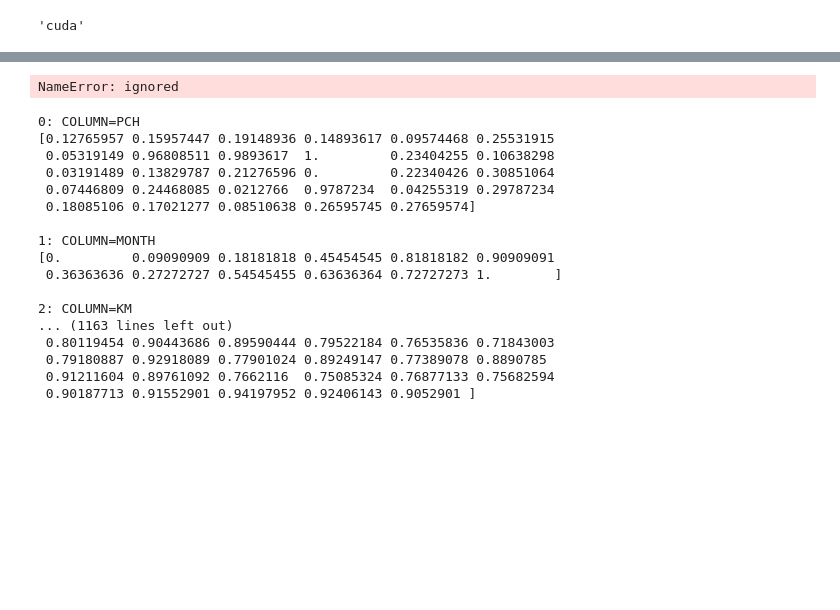
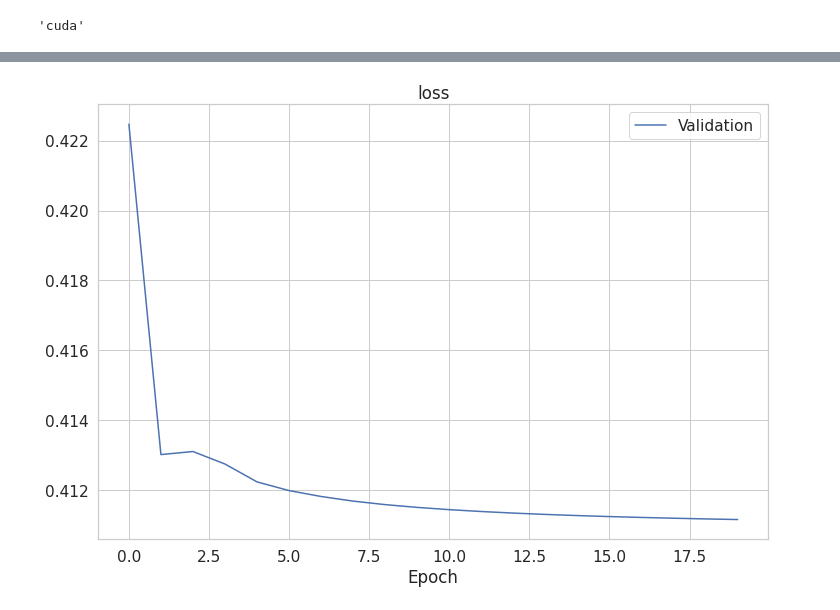
Before and after one commit to prosvirinKir/rzd, a Jupyter notebook: RNN.ipynb, the cells around one changed output, grey strips where cells are left out. Drawn from its saved outputs; the diff is of its cells as text; code cells hidden in the pictures; blank space fills up the shorter version.

```diff
--- a/RNN.ipynb
+++ b/RNN.ipynb
@@ -374,4 +362,0 @@ plt.show()
-# %%
-col2idx['TARGET_2']
-# %% [output]
-NameError: ignored
@@ -426,21 +362,0 @@ to_norm = ['delta_OTS_2',
-# %%
-for idx, col in enumerate(list(df)):
-    print(f'{idx}: COLUMN={col}\n{df[col].unique()}\n')
-# %% [output]
-0: COLUMN=PCH
-[0.12765957 0.15957447 0.19148936 0.14893617 0.09574468 0.25531915
- 0.05319149 0.96808511 0.9893617  1.         0.23404255 0.10638298
- 0.03191489 0.13829787 0.21276596 0.         0.22340426 0.30851064
- 0.07446809 0.24468085 0.0212766  0.9787234  0.04255319 0.29787234
- 0.18085106 0.17021277 0.08510638 0.26595745 0.27659574]
-
-1: COLUMN=MONTH
-[0.         0.09090909 0.18181818 0.45454545 0.81818182 0.90909091
- 0.36363636 0.27272727 0.54545455 0.63636364 0.72727273 1.        ]
-
-2: COLUMN=KM
-... (1163 lines left out)
- 0.80119454 0.90443686 0.89590444 0.79522184 0.76535836 0.71843003
- 0.79180887 0.92918089 0.77901024 0.89249147 0.77389078 0.8890785
- 0.91211604 0.89761092 0.7662116  0.75085324 0.76877133 0.75682594
- 0.90187713 0.91552901 0.94197952 0.92406143 0.9052901 ]
@@ -446,0 +390,34 @@ for idx, col in enumerate(list(df)):
+# %%
+class RNNModel(nn.Module):
+    def __init__(self, embed_size, hidden_size, num_classes=2):
+        super().__init__()
+        self.rnn = RNN(embed_size, hidden_size)
+        self.cls = nn.Linear(hidden_size, num_classes)
+
+    def forward(self, x):
+        hidden = self.rnn(x)
+        hidden = self.cls(hidden)
+        return hidden
+# %%
+num_features = len(list(data_frame))
+n_hidden = len(list(data_frame))
+
+rnn_model = RNNModel(num_features, n_hidden).to(device)
+criterion = nn.CrossEntropyLoss()
+optimizer = torch.optim.Adam(rnn_model.parameters(), lr=1e-3)
+
+num_epochs = 20
+max_grad_norm = 1.0
+# %%
+val_losses = training(rnn_model, criterion, optimizer, num_epochs, train_dl, test_dl, max_grad_norm)
+# %%
+plt.figure(figsize=(12, 8))
+# plt.plot(np.arange(len(train_losses) - 1), train_losses[1:], label='Train')
+plt.plot(np.arange(len(val_losses) ), val_losses, label='Validation')
+
+plt.xlabel('Epoch')
+plt.title('loss')
+plt.legend()
+plt.show()
+# %% [output]
+[figure, added]
```
Also changed, not shown: parts of 36 cells of this notebook.
